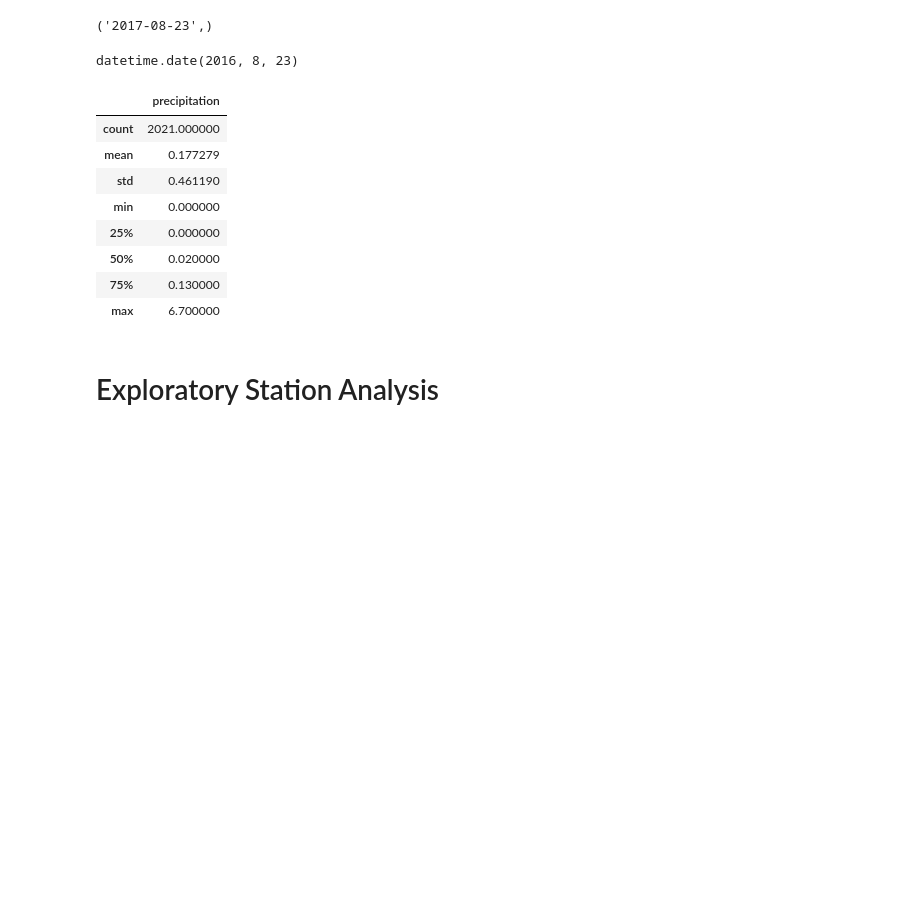
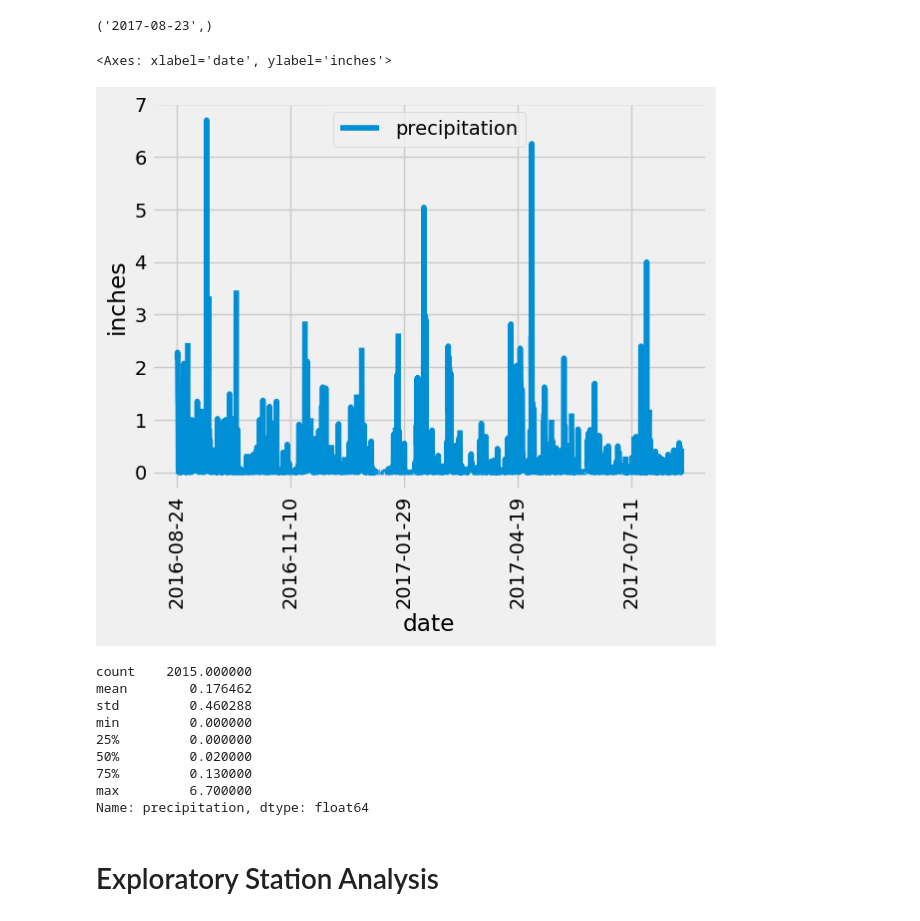
Before and after one commit to CONTEMPL8git/sqlalchemy-challenge, a Jupyter notebook: climate_starter.ipynb, the cells around one changed output. Drawn from its saved outputs; the diff is of its cells as text; code cells hidden in the pictures; blank space fills up the shorter version.

```diff
--- a/climate_starter.ipynb
+++ b/climate_starter.ipynb
@@ -46,35 +46,45 @@ recent
 # %%
 # Design a query to retrieve the last 12 months of precipitation data and plot the results.
 # Starting from the most recent data point in the database.
 
 # Calculate the date one year from the last date in data set.
 
-previous = dt.date(2017, 8, 23) - dt.timedelta(days=365)
-previous
+previous = dt.datetime.strptime(recent[0],"%Y-%m-%d") - dt.timedelta(days=365)
+#previous
 # Perform a query to retrieve the data and precipitation scores
-session.
-
+results = session.query(Measurement.date, Measurement.prcp).filter(Measurement.date>=previous)
+#results
 # Save the query results as a Pandas DataFrame. Explicitly set the column names
-
-
+all_precip = []
+for prcp in results:
+    #print(prcp)
+    precip_dict = {}
+    precip_dict["precipitation"] = prcp
+    all_precip.append(precip_dict)
+#print(precip_dict)
 # Sort the dataframe by date
-
-
+df = pd.DataFrame(results)
+df = df.sort_values("date")
+df
 # Use Pandas Plotting with Matplotlib to plot the data
+df = df.rename(columns={'prcp':'precipitation'})
+df.plot(x = "date", y = "precipitation", rot = 90, ylabel="inches")
 # %% [output]
-datetime.date(2016, 8, 23)
+<Axes: xlabel='date', ylabel='inches'>
+[figure, added]
 # %%
 # Use Pandas to calculate the summary statistics for the precipitation data
+print(df['precipitation'].describe())
 # %% [output]
-|  | precipitation |
-| count | 2021.000000 |
-| mean | 0.177279 |
-| std | 0.461190 |
-| min | 0.000000 |
-| 25% | 0.000000 |
-| 50% | 0.020000 |
-| 75% | 0.130000 |
-| max | 6.700000 |
+count    2015.000000
+mean        0.176462
+std         0.460288
+min         0.000000
+25%         0.000000
+50%         0.020000
+75%         0.130000
+max         6.700000
+Name: precipitation, dtype: float64
 # %% [markdown]
 # Exploratory Station Analysis
 # %%
```
Also changed, not shown: parts of 1 cell of this notebook.
